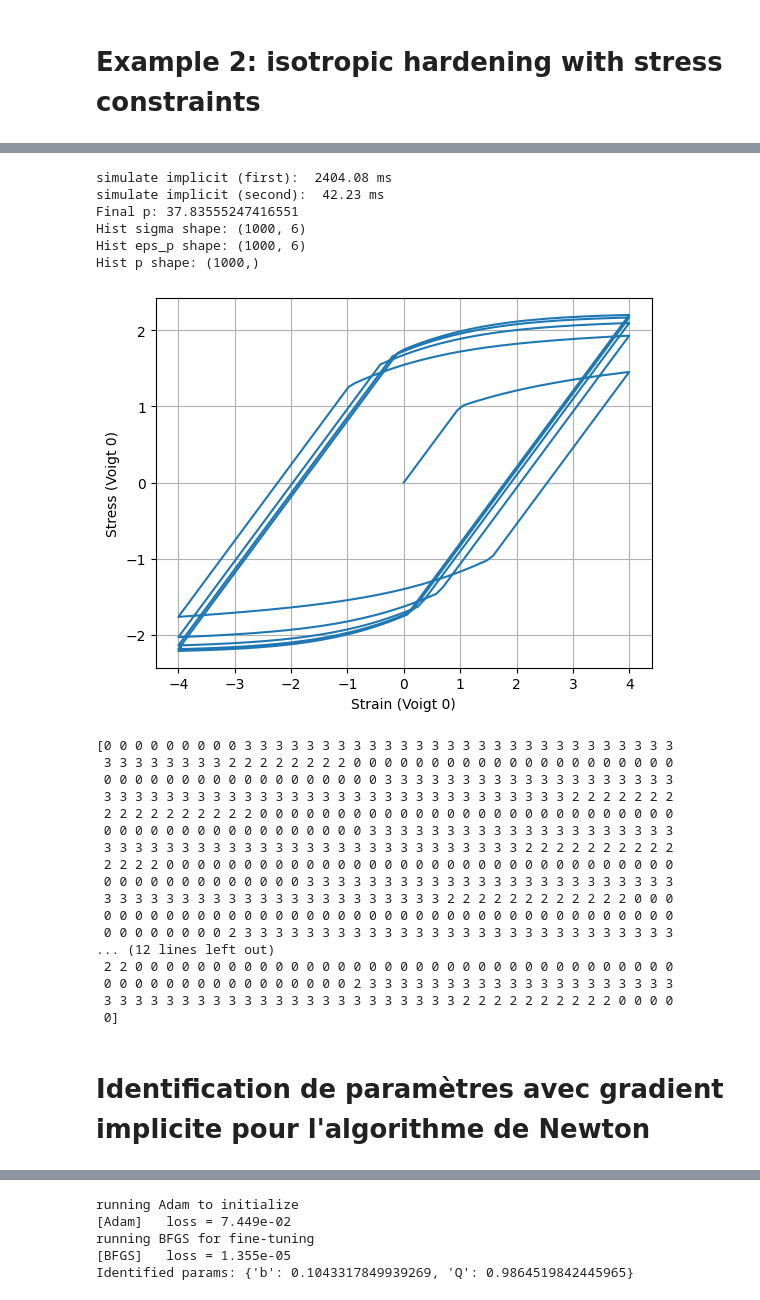
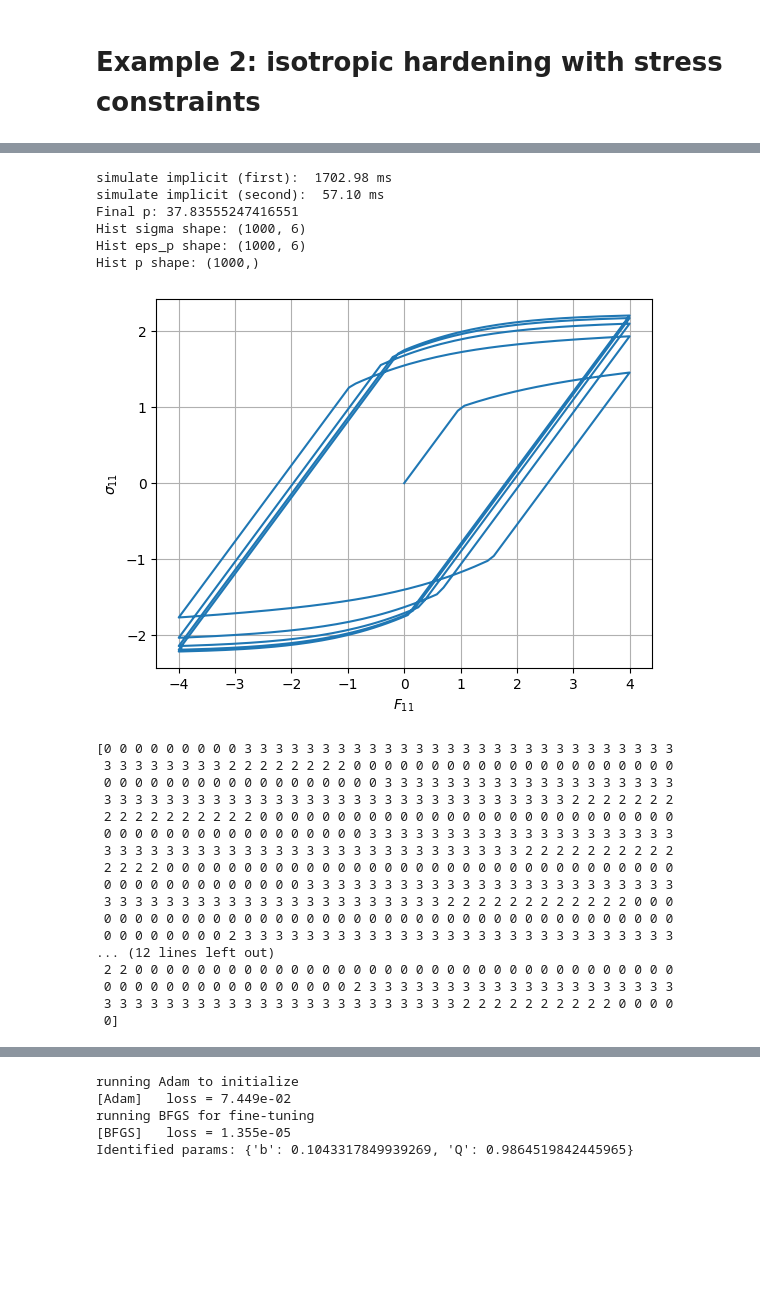
Before and after one commit to kerfriden/jax_constitutive_law, a Jupyter notebook: jax_cl_3.ipynb, the cells around one changed output, grey strips where cells are left out. Saved outputs shown, nothing was run; the diff lists cells and outputs as text; code cells hidden in the pictures; blank space fills up the shorter version.

```diff
--- a/jax_cl_3.ipynb
+++ b/jax_cl_3.ipynb
@@ -990,9 +1253,8 @@ def constitutive_update_fn(state_old, step_load, params, alg = {"tol" :1e-8, "ab
     # ---------- 2) Elastic branch (skip Newton) ----------
     def elastic_branch(_):
         new_state = {"epsilon_p": eps_p_old, "p": p_old, "X": X_old}
-        fields    = {"sigma": sigma_trial}
-        logs      = {"conv": jnp.asarray(0, dtype=it_dtype),
-                     "eps_cstr": z}
+        fields    = {"sigma": sigma_trial,"eps_cstr": z}
+        logs      = {"conv": jnp.asarray(0, dtype=it_dtype)}
         return new_state, fields, logs
 
     # ---------- 3) Plastic branch (run Newton), init with the constrained trial ----------
@@ -1010,9 +1272,8 @@ def constitutive_update_fn(state_old, step_load, params, alg = {"tol" :1e-8, "ab
             tol=alg["tol"], abs_tol=alg["abs_tol"], max_iter=alg["max_it"]
         )
         new_state = {"epsilon_p": x_sol["eps_p"], "p": x_sol["p"], "X": x_sol["X"]}
-        fields    = {"sigma": x_sol["sigma"]}
-        logs      = {"conv": jnp.asarray(iters, dtype=it_dtype),
-                     "eps_cstr": x_sol["eps_cstr"]}
+        fields    = {"sigma": x_sol["sigma"],"eps_cstr": x_sol["eps_cstr"]}
+        logs      = {"conv": jnp.asarray(iters, dtype=it_dtype)}
         return new_state, fields, logs
 
     # ---------- 4) Gate on f_trial ----------
@@ -1040,53 +1496,67 @@ params = {
 
 # strain history
 n_ts = 1000
-eps_xx = 4.0 * jnp.sin(jnp.linspace(0., 1., n_ts) * 30.0)
-epsilon_ts = (jnp.zeros((n_ts, 6))
+ts = jnp.linspace(0., 1., n_ts)
+eps_xx = 4.0 * jnp.sin( ts * 30.0)
+epsilon_ts = (jnp.zeros((len(ts), 6))
               .at[:, 0].set(eps_xx))
 
-load_list = [
-    {"t": ts[i],
-     "epsilon": epsilon_ts[i],
-     "sigma_cstr_idx": jnp.asarray([1, 2, 3, 4, 5])}
-    for i in range(len(ts))
-]
-def stack_load_list(load_list):
-    # Turn list[dict(arrays)] -> dict(arrays with leading time dim)
-    return jax.tree_util.tree_map(lambda *xs: jnp.stack(xs), *load_list)
-load = stack_load_list(load_list)
+#load_list = [
+#    {"t": ts[i],
+#     "epsilon": epsilon_ts[i],
+#     "sigma_cstr_idx": jnp.asarray([1, 2, 3, 4, 5])}
+#    for i in range(len(ts))
+#]
+#def stack_load_list(load_list):
+#    # Turn list[dict(arrays)] -> dict(arrays with leading time dim)
+#    return jax.tree_util.tree_map(lambda *xs: jnp.stack(xs), *load_list)
+#load = stack_load_list(load_list)
+
+sigma_cstr_idx = jnp.asarray([1, 2, 3, 4, 5])
+
+load = {
+    "epsilon": epsilon_ts,
+    "sigma_cstr_idx": jnp.broadcast_to(sigma_cstr_idx, (len(ts), sigma_cstr_idx.shape[0])) ,
+}
+
 
 # initial state
 internal_state0 = {"epsilon_p": jnp.zeros(6,), "p": jnp.array(0.0),"X": jnp.zeros(6,)}
 
 # run
 t0 = time.time()
 state_T, saved = simulate(constitutive_update_fn,internal_state0, load, params)
 jax.block_until_ready(saved)
 print("simulate implicit (first):  %.2f ms" % ((time.time()-t0)*1e3))
 
 # run
 t0 = time.time()
 state_T, saved = simulate(constitutive_update_fn,internal_state0, load, params)
 jax.block_until_ready(saved)
 print("simulate implicit (second):  %.2f ms" % ((time.time()-t0)*1e3))
 
 # quick checks
 print("Final p:", state_T["p"])
 print("Hist sigma shape:", saved["fields"]["sigma"].shape)      # (T,6)
 print("Hist eps_p shape:", saved["state"]["epsilon_p"].shape)  # (T,6)
 print("Hist p shape:", saved["state"]["p"].shape)              # (T,)
 
-plot_stress_strain(saved, load, comp=0)
+eps11 = jnp.array(load["epsilon"][:,0])
+plt.plot(eps11,saved["fields"]["sigma"][:,0])
+plt.grid()
+plt.xlabel(r"$F_{11}$")
+plt.ylabel(r"$\sigma_{11}$")
+plt.show()
 
 print(saved["logs"]["conv"])
 # %% [output]
-simulate implicit (first):  2404.08 ms
-simulate implicit (second):  42.23 ms
+simulate implicit (first):  1702.98 ms
+simulate implicit (second):  57.10 ms
 Final p: 37.83555247416551
 Hist sigma shape: (1000, 6)
 Hist eps_p shape: (1000, 6)
 Hist p shape: (1000,)
-[figure, old version]
+[figure, new version]
 [0 0 0 0 0 0 0 0 0 3 3 3 3 3 3 3 3 3 3 3 3 3 3 3 3 3 3 3 3 3 3 3 3 3 3 3 3
  3 3 3 3 3 3 3 3 2 2 2 2 2 2 2 2 0 0 0 0 0 0 0 0 0 0 0 0 0 0 0 0 0 0 0 0 0
  0 0 0 0 0 0 0 0 0 0 0 0 0 0 0 0 0 0 3 3 3 3 3 3 3 3 3 3 3 3 3 3 3 3 3 3 3
@@ -1104,5 +1574,3 @@ Hist p shape: (1000,)
  0 0 0 0 0 0 0 0 0 0 0 0 0 0 0 0 2 3 3 3 3 3 3 3 3 3 3 3 3 3 3 3 3 3 3 3 3
  3 3 3 3 3 3 3 3 3 3 3 3 3 3 3 3 3 3 3 3 3 3 3 2 2 2 2 2 2 2 2 2 2 0 0 0 0
  0]
-# %% [markdown]
-# Identification de paramètres avec gradient implicite pour l'algorithme de Newton
```
Also changed, not shown: parts of 19 cells of this notebook.
